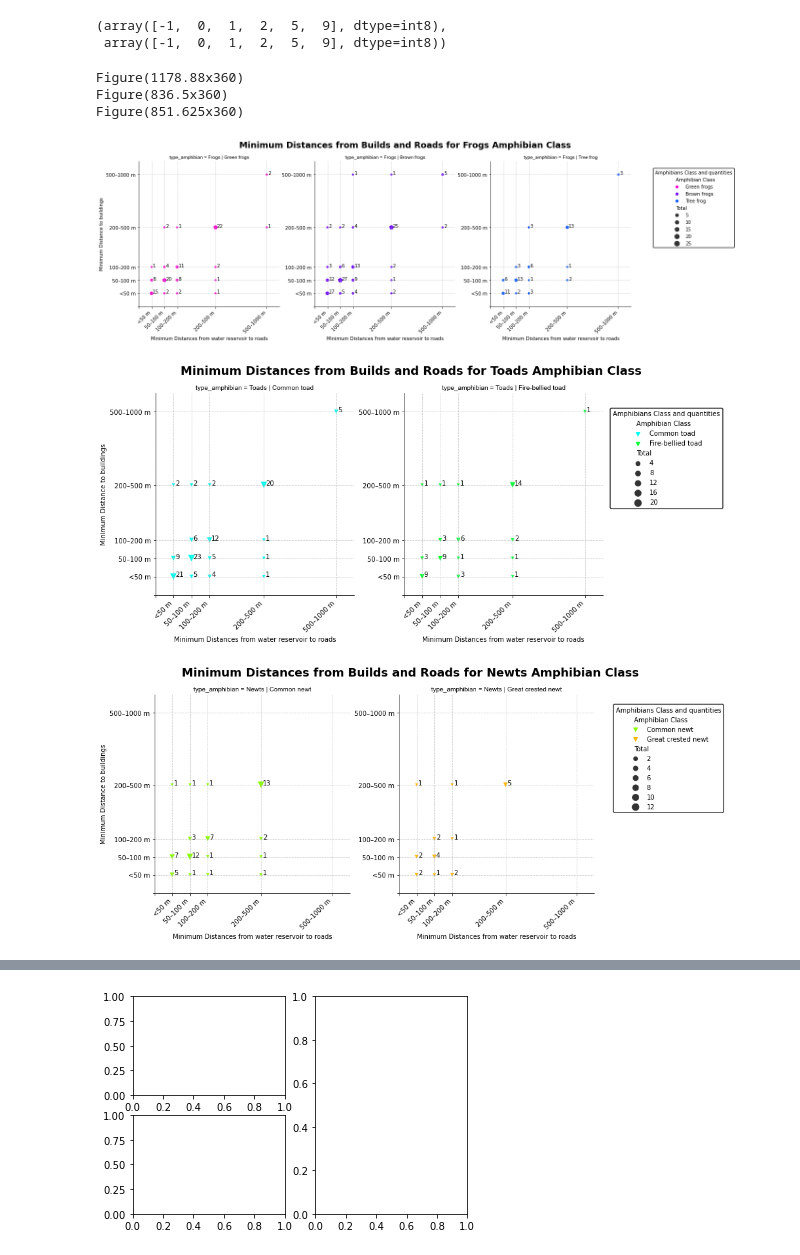
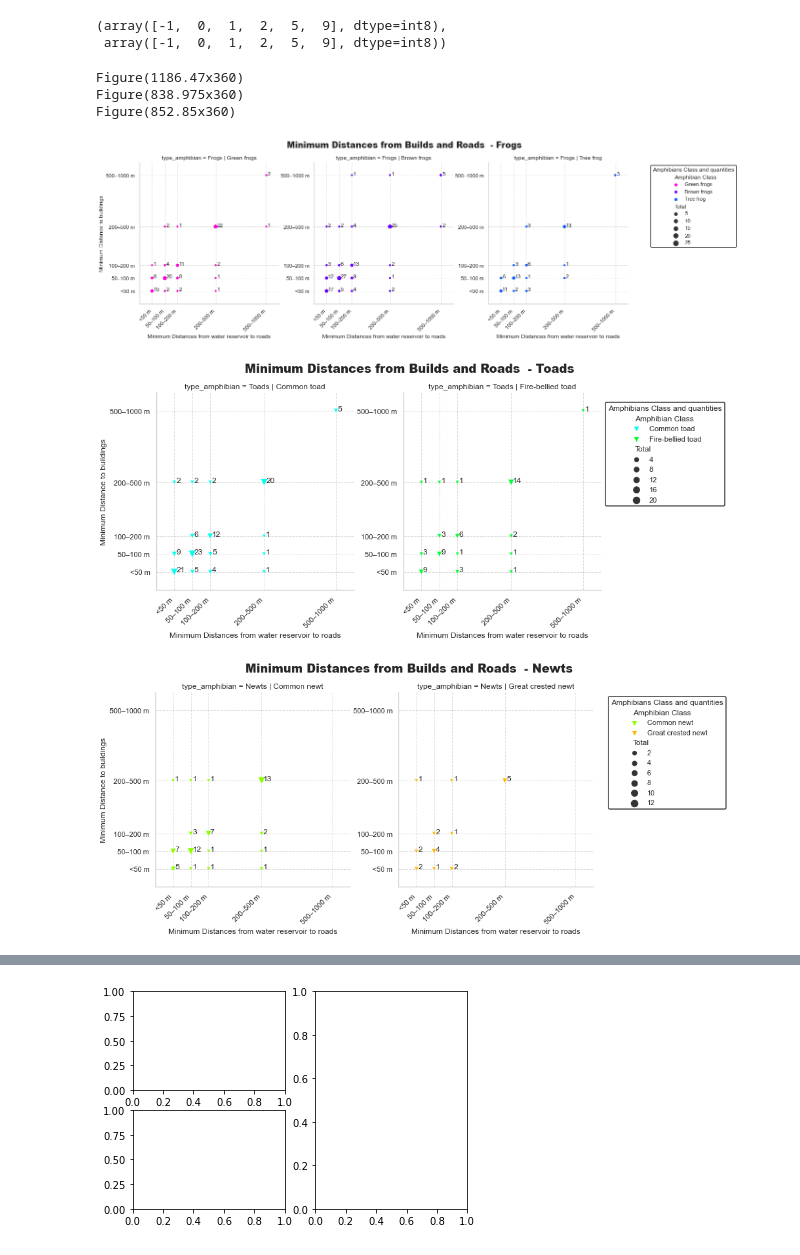
Before and after one commit to Renata-Thomazelli/amphibians, a Jupyter notebook: amphibians-Copy2.ipynb, the cells around one changed output, grey strips where cells are left out. Drawn from its saved outputs; the diff is of its cells as text; code cells hidden in the pictures.

Commit message:
fix charts and insert functions to formating they

```diff
--- a/amphibians-Copy2.ipynb
+++ b/amphibians-Copy2.ipynb
@@ -1488,13 +1496,14 @@ data_frog = new_df_grouped_minimum_filtered[new_df_grouped_minimum_filtered["amp
 data_toad = new_df_grouped_minimum_filtered[new_df_grouped_minimum_filtered["amphibian_class"].str.contains("toad")]
 data_newt = new_df_grouped_minimum_filtered[new_df_grouped_minimum_filtered["amphibian_class"].str.contains("newt")]
 
+size = "Total"
 
 res1 = sns.relplot(
     x="RR",
     y="BR",
     data= data_frog,
     hue="amphibian_class",
-    size="Total",
+    size=size,
     height=5,
     col="amphibian_class",
     col_order=order[:3],
@@ -1519,7 +1528,7 @@ res2 = sns.relplot(
     y="BR",
     data=data_toad,
     hue="amphibian_class",
-    size="Total",
+    size=size,
     height=5,
     col="amphibian_class",
     col_order=order[3:5],
@@ -1543,46 +1552,56 @@ res3 = sns.relplot(
     y="BR",
     data=data_newt,
     hue="amphibian_class",
-    size="Total",
+    size=size,
     height=5,
     col="amphibian_class",
     col_order=order[5:],
     #col_wrap=2,
     row = "type_amphibian",
     style="amphibian_class",
     markers=["v", "v"],
     sizes=(30, 120),
     legend="brief",
     facet_kws={'sharex':'row','sharey': 'col'},
     palette=palette[5:],  # Apply the defined color palette
     #ax=axs[2]
 )
 
 fig3 = res3.fig
 print(fig3)
 
 res_list = [res1, res2, res3]
 
 
-Formating.axis_subplot_label_customization(res_list)
+Formating.axis_subplot_label_customization(
+    res_list,
+    supertitle='Minimum Distances from Builds and Roads ',
+    xlabel ='Minimum Distances from water reservoir to roads',
+    ylabel= 'Minimum Distance to buildings',
+    change_axis_label=True,
+)
 Formating.axis_grid_customization(res_list)
 Formating.insert_annotation_to_each_dot(res_list)
 Formating.customizing_ticks_marks(res_list)
 Formating.adjusting_spaces_between_subplots(res_list)
-Formating.customizing_the_legend(res_list)
+Formating.customizing_the_legend(
+    res_list,
+    simple_title="Amphibian Class",
+    supertitle= "Amphibians Class and quantities",
+    dots_size = size)
 
 res1.savefig("charts/Minimum Distances Frogs.png", transparent = False,facecolor ="w",bbox_inches ="tight",pad_inches = 1,edgecolor ='w',orientation ='landscape', dpi=300)
 res2.savefig("charts/Minimum Distances Toads.png", transparent = False,facecolor ="w",bbox_inches ="tight",pad_inches = 1,edgecolor ='w',orientation ='landscape', dpi=300)
 res3.savefig("charts/Minimum Distances Newts.png",transparent = False,facecolor ="w",bbox_inches ="tight",pad_inches = 1,edgecolor ='w',orientation ='landscape', dpi=300)
 # Exiba o gráfico
 plt.show()
 # %% [output]
-Figure(1178.88x360)
-Figure(836.5x360)
-Figure(851.625x360)
+Figure(1186.47x360)
+Figure(838.975x360)
+Figure(852.85x360)
-[figure, old version]
+[figure, new version]
-[figure, old version]
+[figure, new version]
-[figure, old version]
+[figure, new version]
 # %%
 import matplotlib.pyplot as plt
 
```
Also changed, not shown: parts of 10 cells of this notebook, 16 other files.
